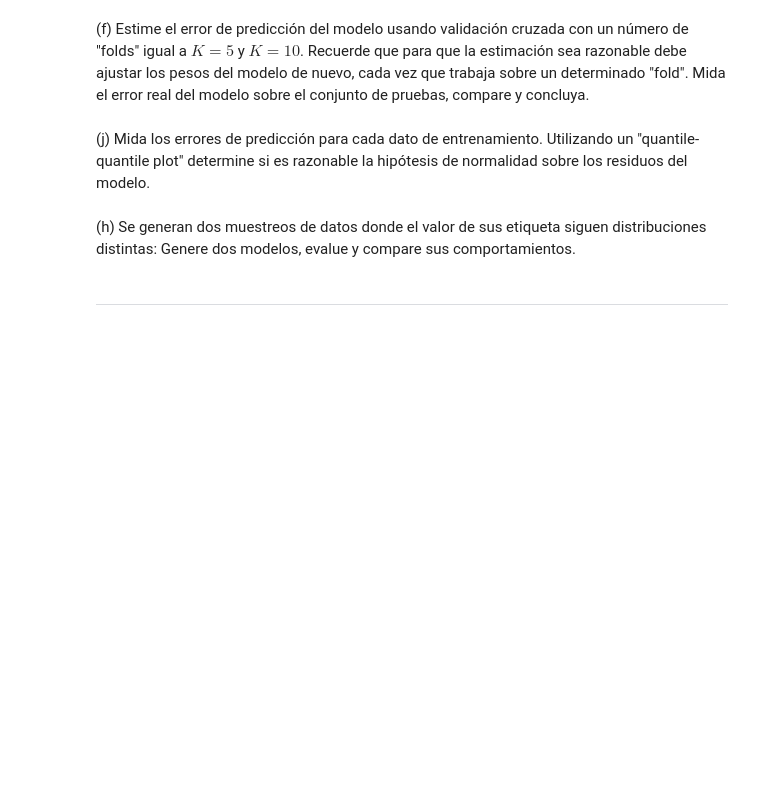
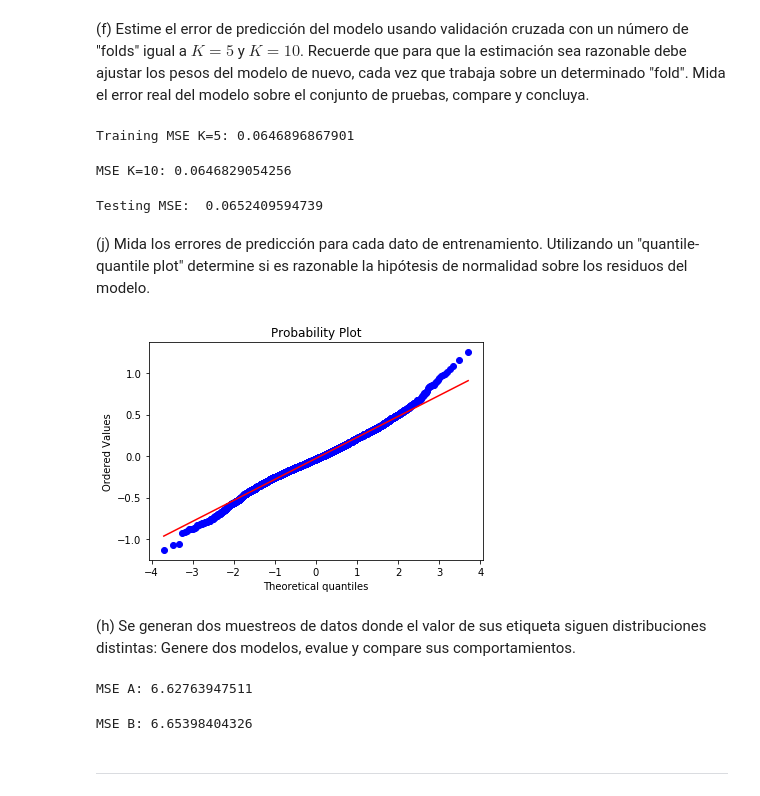
Before and after one commit to dsanmartin/INF578-HW, a Jupyter notebook: 1/Tarea1-ML.ipynb, the cells around one changed output. Cells and saved outputs as stored; diff of their text form; code cells hidden in the pictures; blank space fills up the shorter version.

```diff
--- a/1/Tarea1-ML.ipynb
+++ b/1/Tarea1-ML.ipynb
@@ -107 +100,3 @@ print linreg.intercept_
+# %%
+yhat_val = linreg.predict(Xtrain)
 # %%
@@ -155,11 +112,29 @@ Xtrain.apply(zscore)
 # %% [markdown]
 (f) Estime el error de predicción del modelo usando validación cruzada con un número de "folds" igual a $K = 5$ y $K = 10$. Recuerde que para que la estimación sea razonable debe ajustar los pesos del modelo de nuevo, cada vez que trabaja sobre un determinado "fold". Mida el error real del modelo sobre el conjunto de pruebas, compare y concluya.
+# %%
+yhat_test = linreg.predict(Xtest)
+mse_test = np.mean(np.power(yhat_test - ytest, 2))
+
+from sklearn.model_selection import KFold
+
+Xm = Xtrain.as_matrix()
+ym = ytrain.as_matrix()
+# %%
+kf = KFold(n_splits=5)
+mse_cv = 0
+
+for train, val in kf.split(Xm):
+    linreg = lm.LinearRegression(fit_intercept = False)
+    linreg.fit(Xm[train], ym[train])
+    yhat_val = linreg.predict(Xm[val])
+    mse_fold = np.mean(np.power(yhat_val - ym[val], 2))
+    mse_cv += mse_fold
+
+mse_cv = mse_cv / 5
+print "Training MSE K=5:", mse_cv
+# %% [output]
+Training MSE K=5: 0.0646896867901
 # %%
-yhat_test = linreg.predict(Xtest)
-mse_test = np.mean(np.power(yhat_test - ytest, 2))
-
-from sklearn.model_selection import KFold
-
 Xm = Xtrain.as_matrix()
 ym = ytrain.as_matrix()
 kf = KFold(n_splits=10)
@@ -173,5 +148,14 @@ for train, val in kf.split(Xm):
     mse_cv += mse_fold
 
 mse_cv = mse_cv / 10
+print "MSE K=10:", mse_cv
+# %% [output]
+MSE K=10: 0.0646829054256
+# %%
+yhat = linreg.predict(Xtest)
+mse = np.mean(np.power(yhat - ytest, 2))
+print "Testing MSE: ", mse
+# %% [output]
+Testing MSE:  0.0652409594739
 # %% [markdown]
 (j) Mida los errores de predicción para cada dato de entrenamiento. Utilizando un "quantile-quantile plot" determine si es razonable la hipótesis de normalidad sobre los residuos del modelo.
@@ -180,3 +162,12 @@ mse_cv = mse_cv / 10
+# %%
+import pylab
+import scipy.stats as stats
+
+error = yhat - ytest
+stats.probplot(error, dist="norm", plot=pylab)
+pylab.show()
+# %% [output]
+[figure, added]
 # %% [markdown]
 (h) Se generan dos muestreos de datos donde el valor de sus etiqueta siguen distribuciones distintas: Genere dos modelos, evalue y compare sus comportamientos.
 # %%
@@ -197,6 +188,22 @@ from sklearn.model_selection import train_test_split
 
 Xtrain_A, Xval_A, ytrain_A, yval_A = train_test_split(X_A, y_A, test_size=0.3, random_state=42)
 Xtrain_B, Xval_B, ytrain_B, yval_B = train_test_split(X_B, y_B, test_size=0.3, random_state=42)
+# %%
+linregA = lm.LinearRegression(fit_intercept = False)
+linregA.fit(Xtrain_A, ytrain_A)
+yhatA = linreg.predict(Xval_A)
+mseA = np.mean(np.power(yhatA - yval_A, 2))
+print "MSE A:", mseA
+# %% [output]
+MSE A: 6.62763947511
+# %%
+linregB = lm.LinearRegression(fit_intercept = False)
+linregB.fit(Xtrain_B, ytrain_B)
+yhatB = linreg.predict(Xval_B)
+mseB = np.mean(np.power(yhatB - yval_B, 2))
+print "MSE B:", mseB
+# %% [output]
+MSE B: 6.65398404326
 # %% [markdown]
 ---
 # %% [markdown]
```
Also changed, not shown: parts of 9 cells of this notebook.
